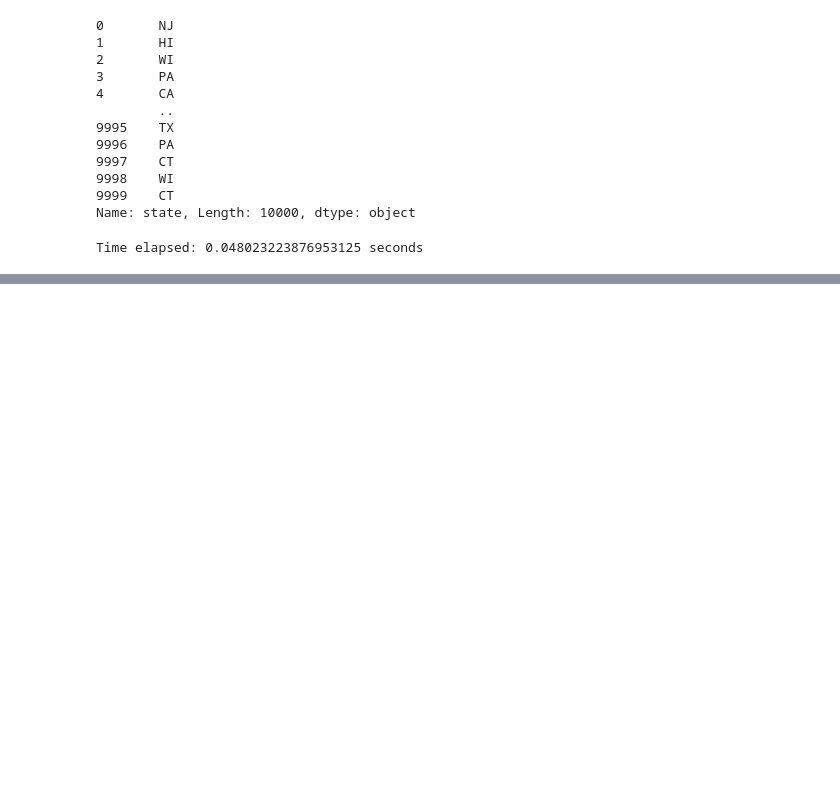
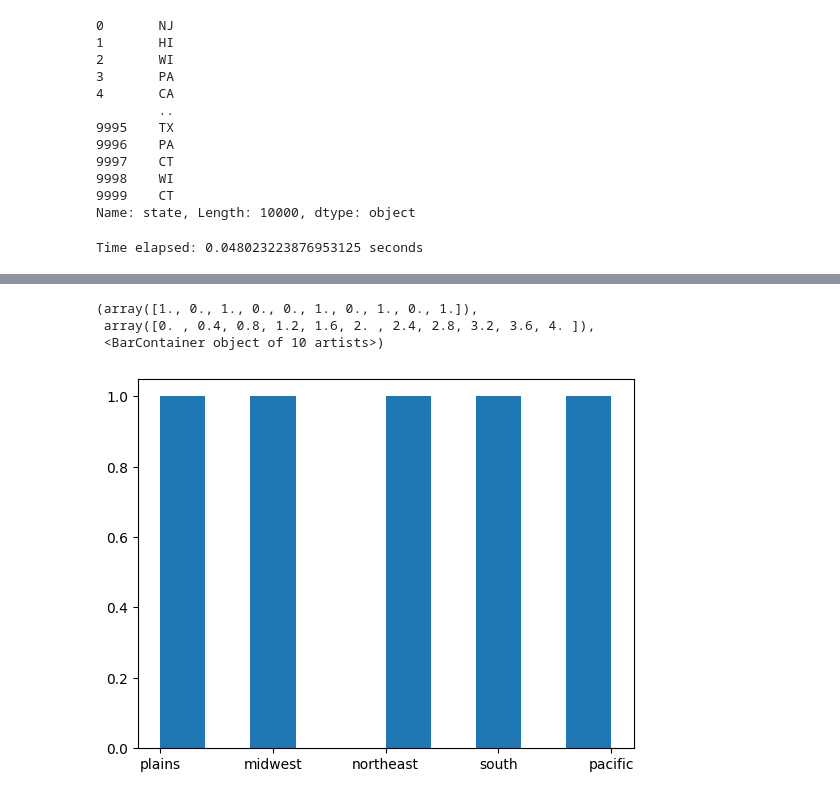
Before and after one commit to Liam-RA/CSCI_1070_Liam-RA, a Jupyter notebook: Week_06/Week_06_testing.ipynb, the cells around one changed output, grey strips where cells are left out. Drawn from its saved outputs; the diff is of its cells as text; code cells hidden in the pictures; blank space fills up the shorter version.

```diff
--- a/Week_06/Week_06_testing.ipynb
+++ b/Week_06/Week_06_testing.ipynb
@@ -683,0 +690,20 @@ Time elapsed: 0.008976221084594727 seconds
+# %%
+plains_df = df[df['region'] == 'plains']
+midwest_df = df[df['region'] == 'midwest']
+northeast_df = df[df['region'] == 'northeast']
+south_df = df[df['region'] == 'south']
+pacific_df = df[df['region'] == 'pacific']
+
+loan_by_region = {'plains':plains_df['loan_amount'].median(),
+          'midwest':midwest_df['loan_amount'].median(),
+          'northeast':northeast_df['loan_amount'].median(),
+         'south':south_df['loan_amount'].median(),
+         'pacific':pacific_df['loan_amount'].median()}
+
+
+plt.hist(loan_by_region,label = ['test1','test2','test3','test4','test5'])
+# %% [output]
+(array([1., 0., 1., 0., 0., 1., 0., 1., 0., 1.]),
+ array([0. , 0.4, 0.8, 1.2, 1.6, 2. , 2.4, 2.8, 3.2, 3.6, 4. ]),
+ <BarContainer object of 10 artists>)
+[figure, added]
```
Also changed, not shown: parts of 3 cells of this notebook, 6 other files.
